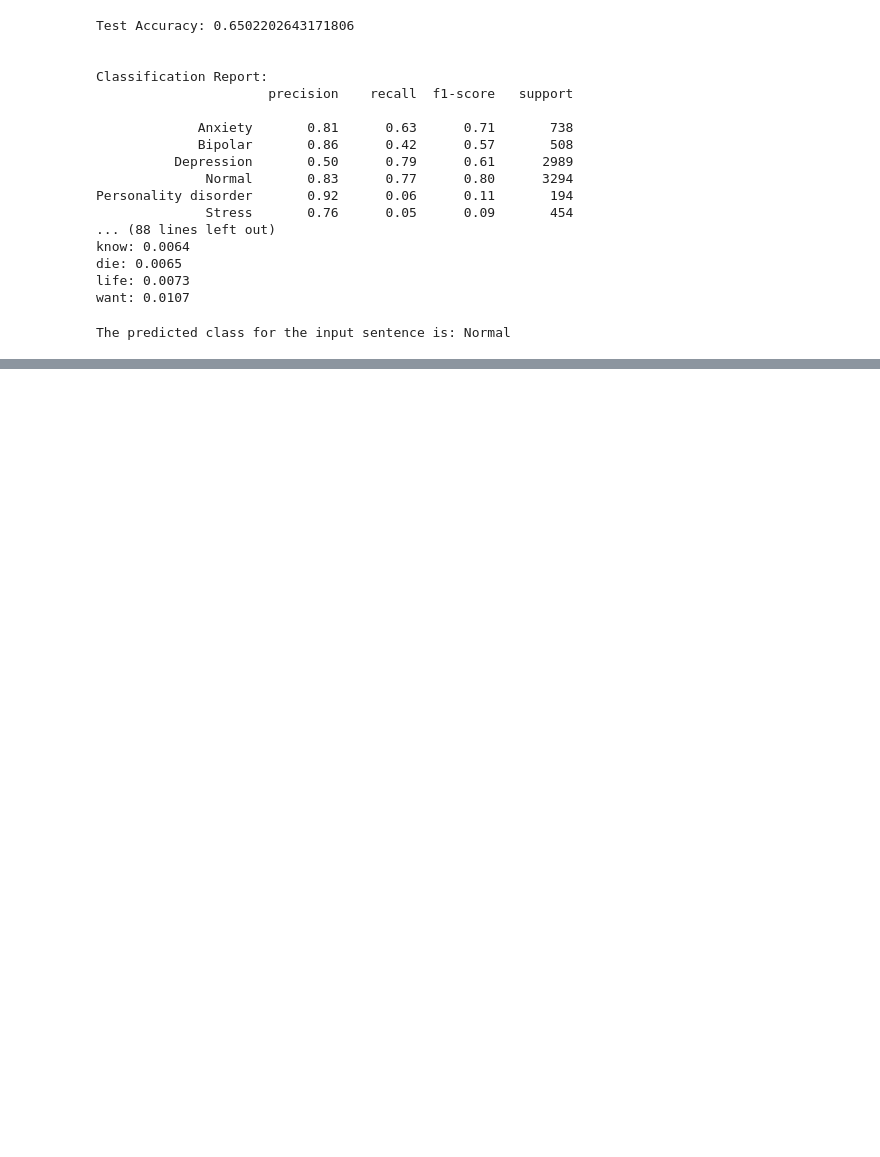
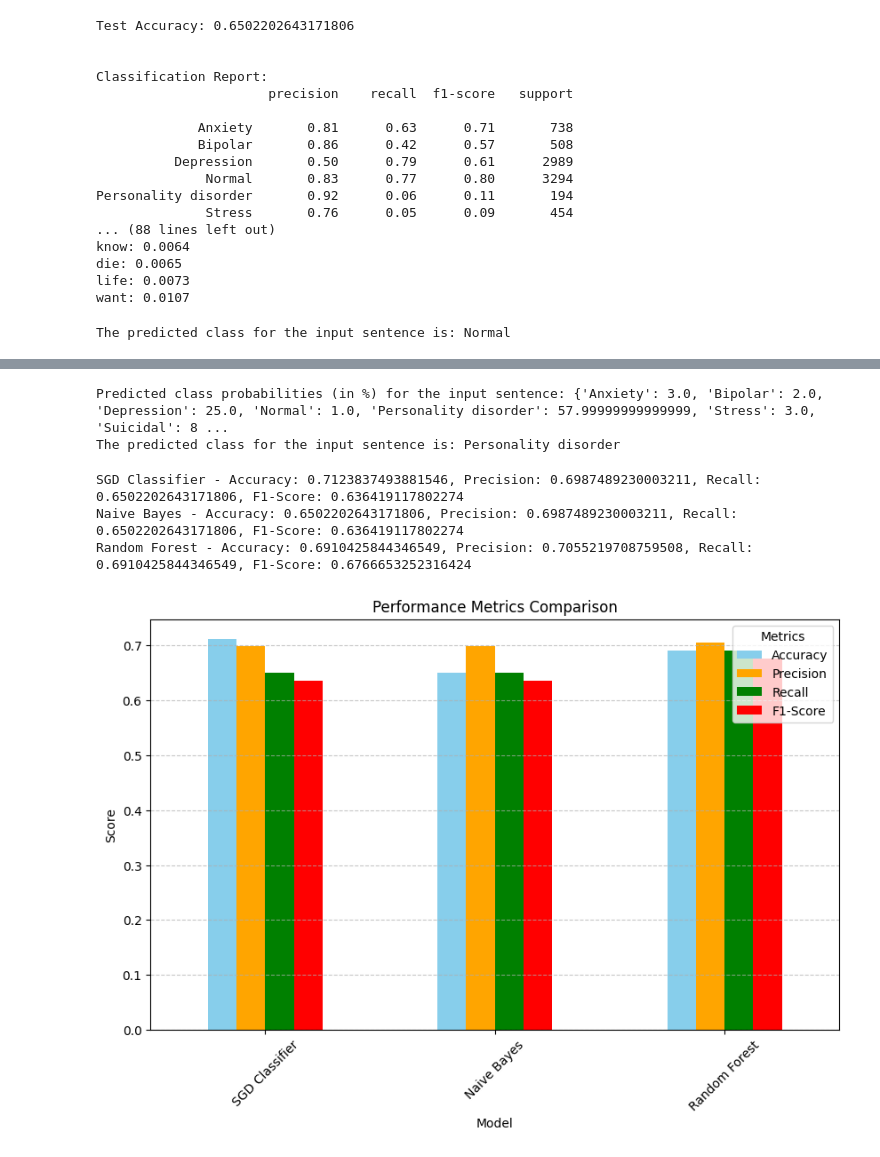
Before and after one commit to JacksonLaVallee/Predicting-Emotional-Sentiment, a Jupyter notebook: driver.ipynb, the cells around one changed output, grey strips where cells are left out. Drawn from its saved outputs; the diff is of its cells as text; code cells hidden in the pictures; blank space fills up the shorter version.

```diff
--- a/driver.ipynb
+++ b/driver.ipynb
@@ -271,0 +363,77 @@ The predicted class for the input sentence is: Normal
+# %%
+def predict_class_rf(sentence):
+    processed_sentence = preprocess_text(sentence)
+    sentence_tfidf = tfidf.transform([processed_sentence])
+    predicted_class_rf = rf.predict(sentence_tfidf)
+
+    return predicted_class_rf[0]
+def predict_class_rf_probabilities(sentence):
+    processed_sentence = preprocess_text(sentence)
+    sentence_tfidf = tfidf.transform([processed_sentence])
+    class_probabilities_rf = rf.predict_proba(sentence_tfidf)[0]
+    class_probabilities_dict = {cls: prob * 100 for cls, prob in zip(rf.classes_, class_probabilities_rf)}
+
+    return class_probabilities_dict
+
+input_sentence = "Anxiety after the gym Ever since I started going to the gym , I have fallen in love with it. I look forward to it everyday as it completely distracts me from whatever it is I might be dealing with in my head. I usually go in the evening and up until then I'm fine. But I swear that drive back from the gym and when I'm sitting in my room all alone, can be extremely excruciating sometimes. The anxiety feels like a balloon going up and up into the sky, eventually it will pop and come back down. It's just an awful feeling, and I feel it almost every time now. I wonder if anyone else has felt it or knows what I'm talking about? It's such a terribly lonely feeling I get. I think what really bothers me more than anything in my life is this belief I have that I am not a good person. I mean it's not like I'm cussing people out or being a dick to anyone. It's more like I treat people like they don't matter or mean anything to me, it's an extremely shitty thing to do. Like I see a lot of the same people every day, and I think normally this would result in you forming a bond with them slowly at least. But it's not like that, everyone that's not in my immediate family just gets kept at arm's length. Even then, the relationships I do have with my family almost seem to be held up by plastic and tape."
+predicted_class_rf_probabilities = predict_class_rf_probabilities(input_sentence)
+print(f"Predicted class probabilities (in %) for the input sentence: {predicted_class_rf_probabilities}")
+
+predicted_class_rf = predict_class_rf(input_sentence)
+print(f"The predicted class for the input sentence is: {predicted_class_rf}")
+# %% [output]
+Predicted class probabilities (in %) for the input sentence: {'Anxiety': 3.0, 'Bipolar': 2.0, 'Depression': 25.0, 'Normal': 1.0, 'Personality disorder': 57.99999999999999, 'Stress': 3.0, 'Suicidal': 8 ...
+The predicted class for the input sentence is: Personality disorder
+# %%
+from sklearn.metrics import precision_score, recall_score, f1_score
+
+# Collect performance metrics for each model
+
+# SGD Classifier metrics
+sgd_accuracy = accuracy_score(y_test, sgd.predict(X_test_tfidf))
+sgd_precision = precision_score(y_test, y_pred, average='weighted')
+sgd_recall = recall_score(y_test, y_pred, average='weighted')
+sgd_f1 = f1_score(y_test, y_pred, average='weighted')
+
+# Naive Bayes metrics
+nb_accuracy = accuracy_score(y_test, nb.predict(X_test_tfidf))
+nb_precision = precision_score(y_test, nb.predict(X_test_tfidf), average='weighted')
+nb_recall = recall_score(y_test, nb.predict(X_test_tfidf), average='weighted')
+nb_f1 = f1_score(y_test, nb.predict(X_test_tfidf), average='weighted')
+
+# Random Forest metrics
+rf_accuracy = accuracy_score(y_test, y_pred_rf)
+rf_precision = precision_score(y_test, y_pred_rf, average='weighted')
+rf_recall = recall_score(y_test, y_pred_rf, average='weighted')
+rf_f1 = f1_score(y_test, y_pred_rf, average='weighted')
+
+# Combine metrics into a dictionary
+metrics = {
+    'Model': ['SGD Classifier', 'Naive Bayes', 'Random Forest'],
+    'Accuracy': [sgd_accuracy, nb_accuracy, rf_accuracy],
+    'Precision': [sgd_precision, nb_precision, rf_precision],
+    'Recall': [sgd_recall, nb_recall, rf_recall],
+    'F1-Score': [sgd_f1, nb_f1, rf_f1]
+}
+print(
+    f"SGD Classifier - Accuracy: {sgd_accuracy}, Precision: {sgd_precision}, Recall: {sgd_recall}, F1-Score: {sgd_f1}\n"
+    f"Naive Bayes - Accuracy: {nb_accuracy}, Precision: {nb_precision}, Recall: {nb_recall}, F1-Score: {nb_f1}\n"
+    f"Random Forest - Accuracy: {rf_accuracy}, Precision: {rf_precision}, Recall: {rf_recall}, F1-Score: {rf_f1}\n"
+)
+# Convert to DataFrame for easier plotting
+metrics_df = pd.DataFrame(metrics)
+
+# Plot the metrics
+metrics_df.set_index('Model').plot(kind='bar', figsize=(10, 6), color=['skyblue', 'orange', 'green', 'red'])
+plt.title('Performance Metrics Comparison')
+plt.ylabel('Score')
+plt.xlabel('Model')
+plt.xticks(rotation=45)
+plt.legend(title='Metrics')
+plt.grid(axis='y', linestyle='--', alpha=0.7)
+plt.show()
+# %% [output]
+SGD Classifier - Accuracy: 0.7123837493881546, Precision: 0.6987489230003211, Recall: 0.6502202643171806, F1-Score: 0.636419117802274
+Naive Bayes - Accuracy: 0.6502202643171806, Precision: 0.6987489230003211, Recall: 0.6502202643171806, F1-Score: 0.636419117802274
+Random Forest - Accuracy: 0.6910425844346549, Precision: 0.7055219708759508, Recall: 0.6910425844346549, F1-Score: 0.6766653252316424
+[figure, added]
```
Also changed, not shown: parts of 6 cells of this notebook.
